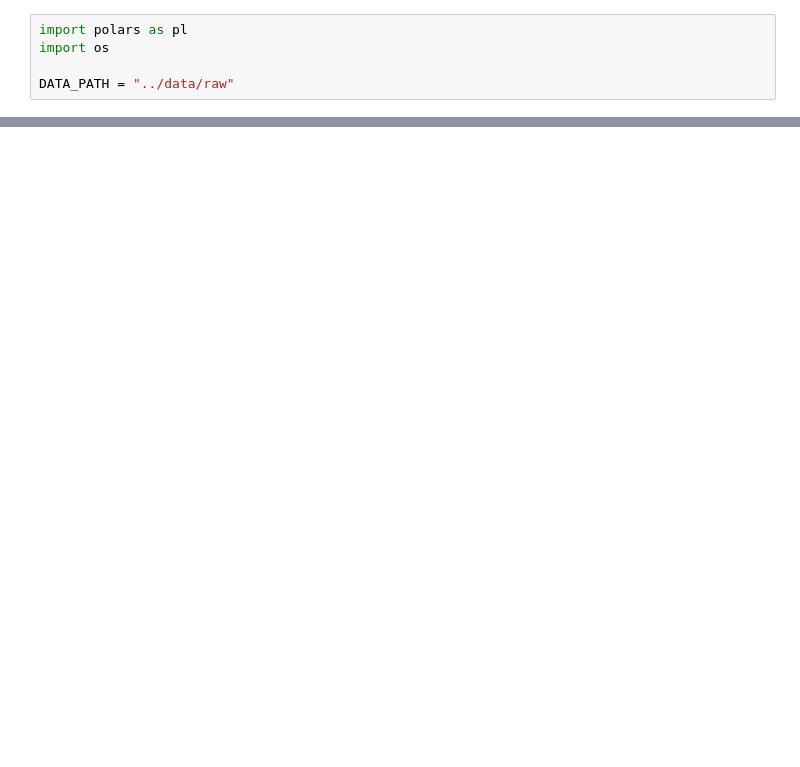
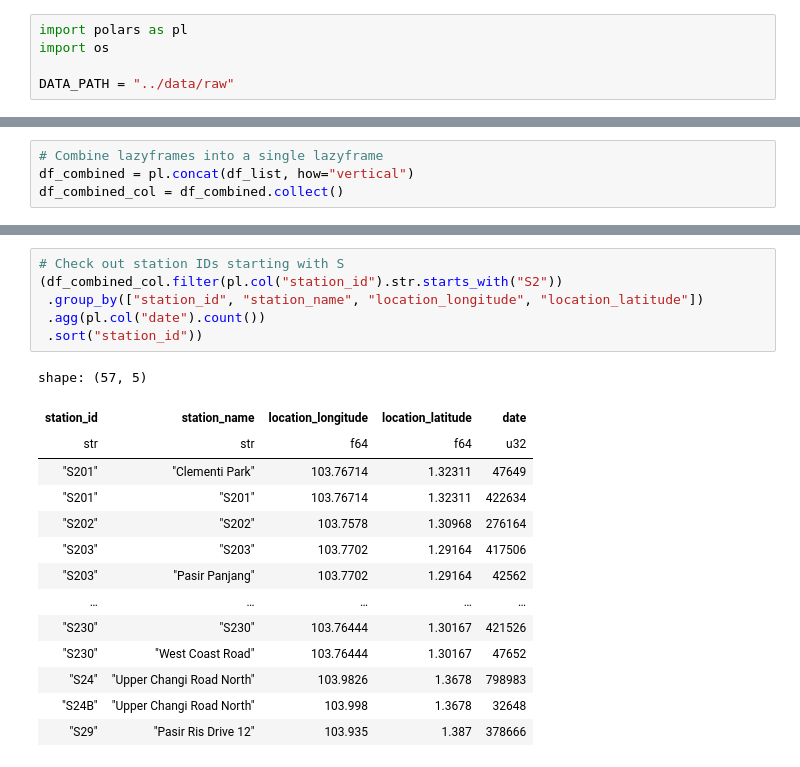
Before and after one commit to ziyu-toh/hdb-resale-prediction, a Jupyter notebook: notebooks/Data Exploration.ipynb, the cells around one changed output, grey strips where cells are left out. Drawn from its saved outputs; the diff is of its cells as text; blank space fills up the shorter version.

```diff
--- a/notebooks/Data Exploration.ipynb
+++ b/notebooks/Data Exploration.ipynb
@@ -17,0 +17,4 @@ for file in file_names:
+# %%
+# Combine lazyframes into a single lazyframe
+df_combined = pl.concat(df_list, how="vertical")
+df_combined_col = df_combined.collect()
@@ -32,0 +72,21 @@ shape: (5, 12)
+# %%
+# Check out station IDs starting with S
+(df_combined_col.filter(pl.col("station_id").str.starts_with("S2"))
+ .group_by(["station_id", "station_name", "location_longitude", "location_latitude"])
+ .agg(pl.col("date").count())
+ .sort("station_id"))
+# %% [output]
+shape: (57, 5)
+| station_id | station_name | location_longitude | location_latitude | date |
+| str | str | f64 | f64 | u32 |
+| "S201" | "Clementi Park" | 103.76714 | 1.32311 | 47649 |
+| "S201" | "S201" | 103.76714 | 1.32311 | 422634 |
+| "S202" | "S202" | 103.7578 | 1.30968 | 276164 |
+| "S203" | "S203" | 103.7702 | 1.29164 | 417506 |
+| "S203" | "Pasir Panjang" | 103.7702 | 1.29164 | 42562 |
+| … | … | … | … | … |
+| "S230" | "S230" | 103.76444 | 1.30167 | 421526 |
+| "S230" | "West Coast Road" | 103.76444 | 1.30167 | 47652 |
+| "S24" | "Upper Changi Road North" | 103.9826 | 1.3678 | 798983 |
+| "S24B" | "Upper Changi Road North" | 103.998 | 1.3678 | 32648 |
+| "S29" | "Pasir Ris Drive 12" | 103.935 | 1.387 | 378666 |
```
Also changed, not shown: parts of 22 cells of this notebook, 1 other file.
